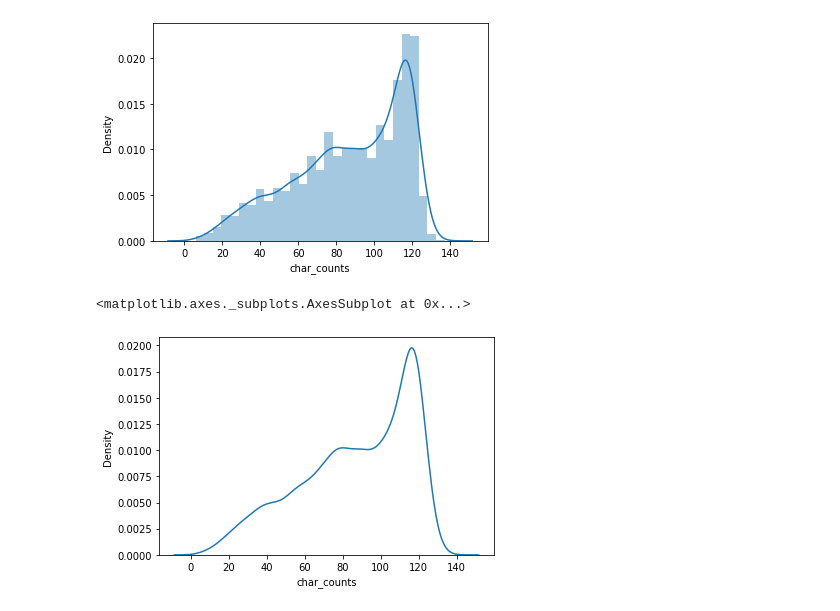
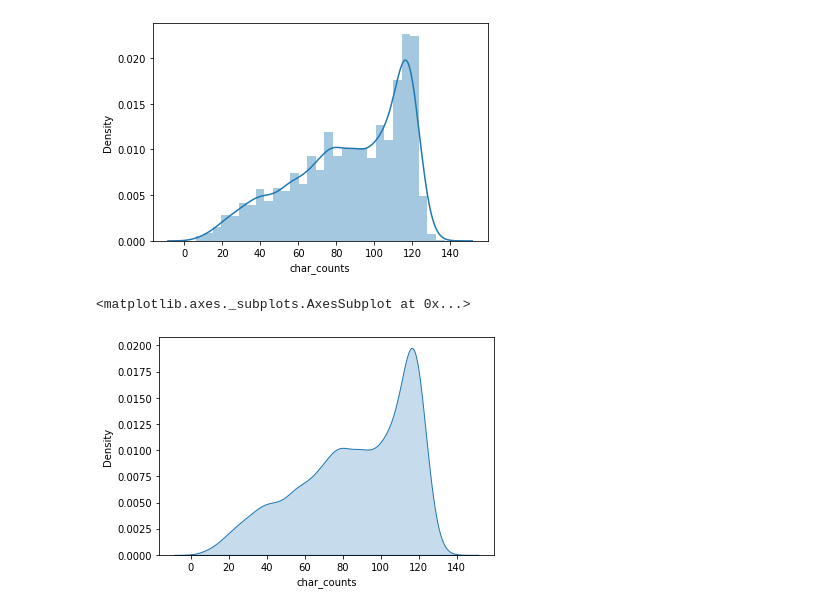
Before and after one commit to data-analytics-professionals/tweet-classification, a Jupyter notebook: tweets.ipynb, the cells around one changed output. Drawn from its saved outputs; the diff is of its cells as text; code cells hidden in the pictures.

Commit message:
Added shade to Kernel Density Plot

```diff
--- a/tweets.ipynb
+++ b/tweets.ipynb
@@ -89,7 +87,7 @@ sns.distplot(df['char_counts'])
 <matplotlib.axes._subplots.AxesSubplot at 0x...>
 [figure]
 # %%
-sns.kdeplot(df['char_counts'])
+sns.kdeplot(df['char_counts'], shade=True)
 # %% [output]
 <matplotlib.axes._subplots.AxesSubplot at 0x...>
-[figure, old version]
+[figure, new version]
```
Also changed, not shown: parts of 1 cell of this notebook.
